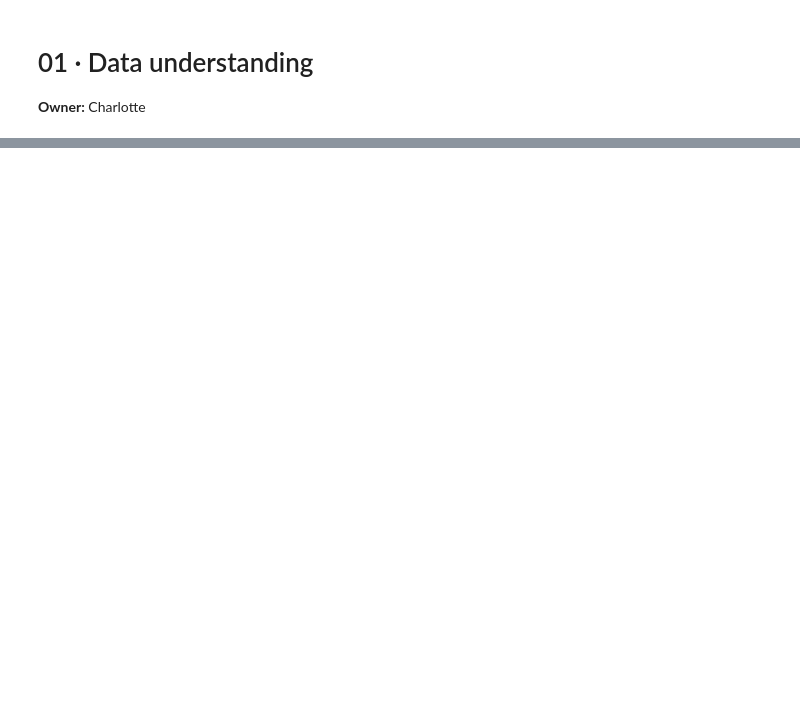
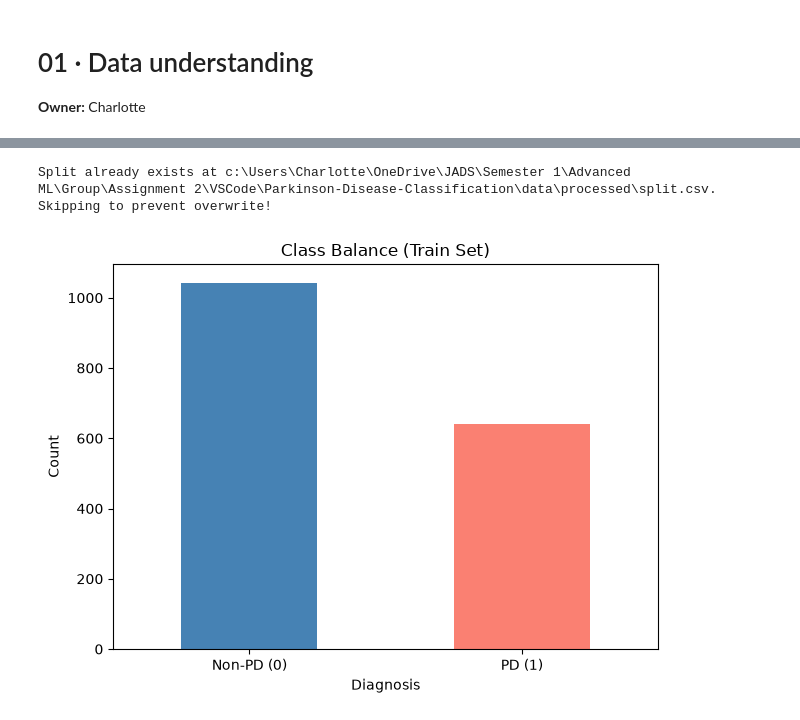
Before and after one commit to PrAnAvM5/Parkinson-Disease-Classification, a Jupyter notebook: notebooks/01_data_understanding.ipynb, the cells around one changed output, grey strips where cells are left out. Drawn from its saved outputs; the diff is of its cells as text; code cells hidden in the pictures; blank space fills up the shorter version.

Commit message:
Data understanding + preparations tasks

```diff
--- a/notebooks/01_data_understanding.ipynb
+++ b/notebooks/01_data_understanding.ipynb
@@ -7,4 +7,15 @@ import sys
 import os
 
 sys.path.insert(0, os.path.abspath(".."))
+
+import pandas as pd
+import matplotlib.pyplot as plt
+import seaborn as sns
+from scipy import stats
+import numpy as np
+
+from src.data import load_raw, check_quality, make_split, load_train
+
+FIG_PATH = os.path.join("..", "results", "figures", "eda")
+os.makedirs(FIG_PATH, exist_ok=True)
 # %%
@@ -38,0 +65,18 @@ Name: count, dtype: int64
+# %%
+make_split(df) # creates split.csv — run ONCE!
+# %% [output]
+Split already exists at c:\Users\Charlotte\OneDrive\JADS\Semester 1\Advanced ML\Group\Assignment 2\VSCode\Parkinson-Disease-Classification\data\processed\split.csv. Skipping to prevent overwrite!
+# %%
+X_train, y_train = load_train()
+df_train = X_train.copy()
+df_train["Diagnosis"] = y_train
+# %%
+ax = y_train.value_counts().plot(kind="bar", color=["steelblue", "salmon"])
+ax.set_xticklabels(["Non-PD (0)", "PD (1)"], rotation=0)
+ax.set_title("Class Balance (Train Set)")
+ax.set_ylabel("Count")
+plt.tight_layout()
+plt.savefig(os.path.join(FIG_PATH, "class_balance.png"), dpi=150)
+plt.show()
+# %% [output]
+[figure, added]
```
Also changed, not shown: parts of 9 cells of this notebook, 8 other files.
